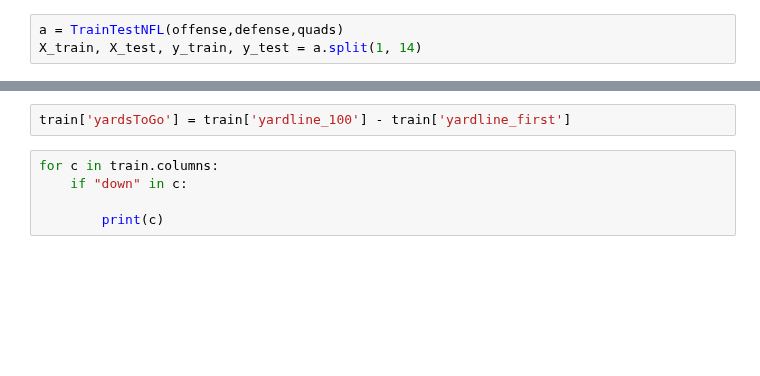
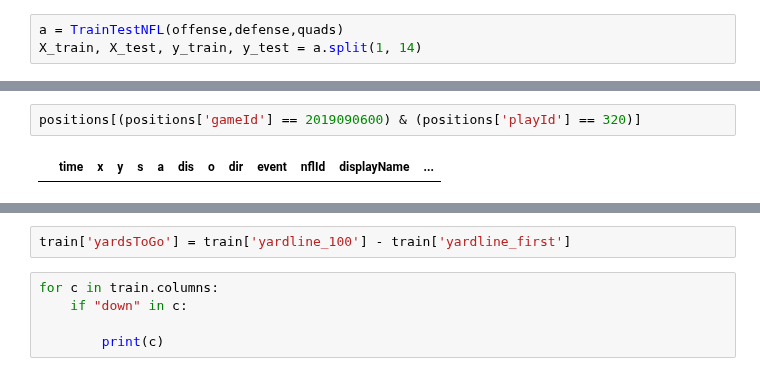
Before and after one commit to andrewbakert/NFL_Pass_Pred, a Jupyter notebook: model.ipynb, the cells around one changed output, grey strips where cells are left out. Cells and saved outputs as stored; diff of their text form; blank space fills up the shorter version.

```diff
--- a/model.ipynb
+++ b/model.ipynb
@@ -79,0 +112,4 @@ KeyError: 'yardsToGo'
+# %%
+positions[(positions['gameId'] == 2019090600) & (positions['playId'] == 320)]
+# %% [output]
+|  | time | x | y | s | a | dis | o | dir | event | nflId | displayName | ... |
```
Also changed, not shown: parts of 7 cells of this notebook, 6 other files.
